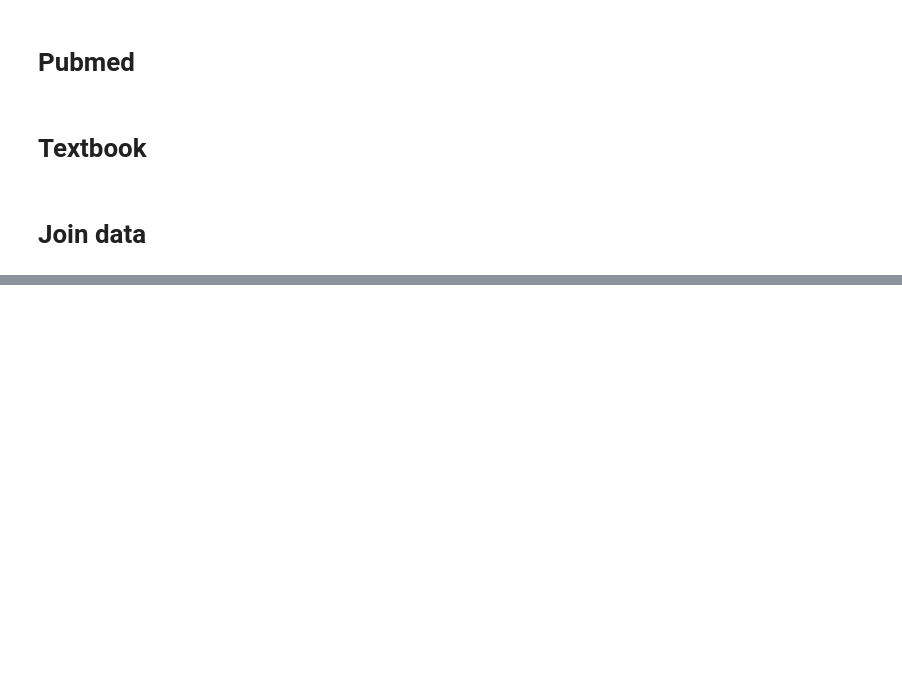
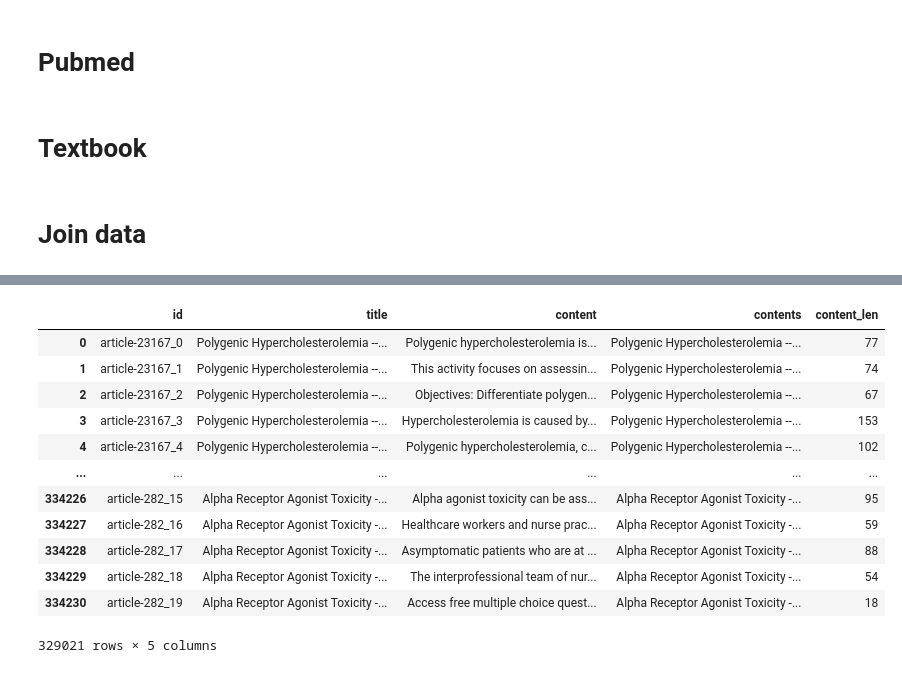
Before and after one commit to Besutodesuka/AudioClassfication, a Jupyter notebook: notebook/BioACL.ipynb, the cells around one changed output, grey strips where cells are left out. Cells and saved outputs as stored; diff of their text form; code cells hidden in the pictures; blank space fills up the shorter version.

```diff
--- a/notebook/BioACL.ipynb
+++ b/notebook/BioACL.ipynb
@@ -104,0 +174,2 @@ df.to_csv("statpearls.csv")
+# %%
+df["content_len"] = df['content'].apply(lambda x: len(x.split()))
@@ -104,0 +188,17 @@ df.to_csv("statpearls.csv")
+# %%
+# assume that mostly 3 - 4 sentences is 200 words
+df[df["content_len"]<=200]
+# %% [output]
+|  | id | title | content | contents | content_len |
+| 0 | article-23167_0 | Polygenic Hypercholesterolemia --... | Polygenic hypercholesterolemia is... | Polygenic Hypercholesterolemia --... | 77 |
+| 1 | article-23167_1 | Polygenic Hypercholesterolemia --... | This activity focuses on assessin... | Polygenic Hypercholesterolemia --... | 74 |
+| 2 | article-23167_2 | Polygenic Hypercholesterolemia --... | Objectives: Differentiate polygen... | Polygenic Hypercholesterolemia --... | 67 |
+| 3 | article-23167_3 | Polygenic Hypercholesterolemia --... | Hypercholesterolemia is caused by... | Polygenic Hypercholesterolemia --... | 153 |
+| 4 | article-23167_4 | Polygenic Hypercholesterolemia --... | Polygenic hypercholesterolemia, c... | Polygenic Hypercholesterolemia --... | 102 |
+| ... | ... | ... | ... | ... | ... |
+| 334226 | article-282_15 | Alpha Receptor Agonist Toxicity -... | Alpha agonist toxicity can be ass... | Alpha Receptor Agonist Toxicity -... | 95 |
+| 334227 | article-282_16 | Alpha Receptor Agonist Toxicity -... | Healthcare workers and nurse prac... | Alpha Receptor Agonist Toxicity -... | 59 |
+| 334228 | article-282_17 | Alpha Receptor Agonist Toxicity -... | Asymptomatic patients who are at ... | Alpha Receptor Agonist Toxicity -... | 88 |
+| 334229 | article-282_18 | Alpha Receptor Agonist Toxicity -... | The interprofessional team of nur... | Alpha Receptor Agonist Toxicity -... | 54 |
+| 334230 | article-282_19 | Alpha Receptor Agonist Toxicity -... | Access free multiple choice quest... | Alpha Receptor Agonist Toxicity -... | 18 |
+329021 rows × 5 columns
```
Also changed, not shown: parts of 75 cells of this notebook.
